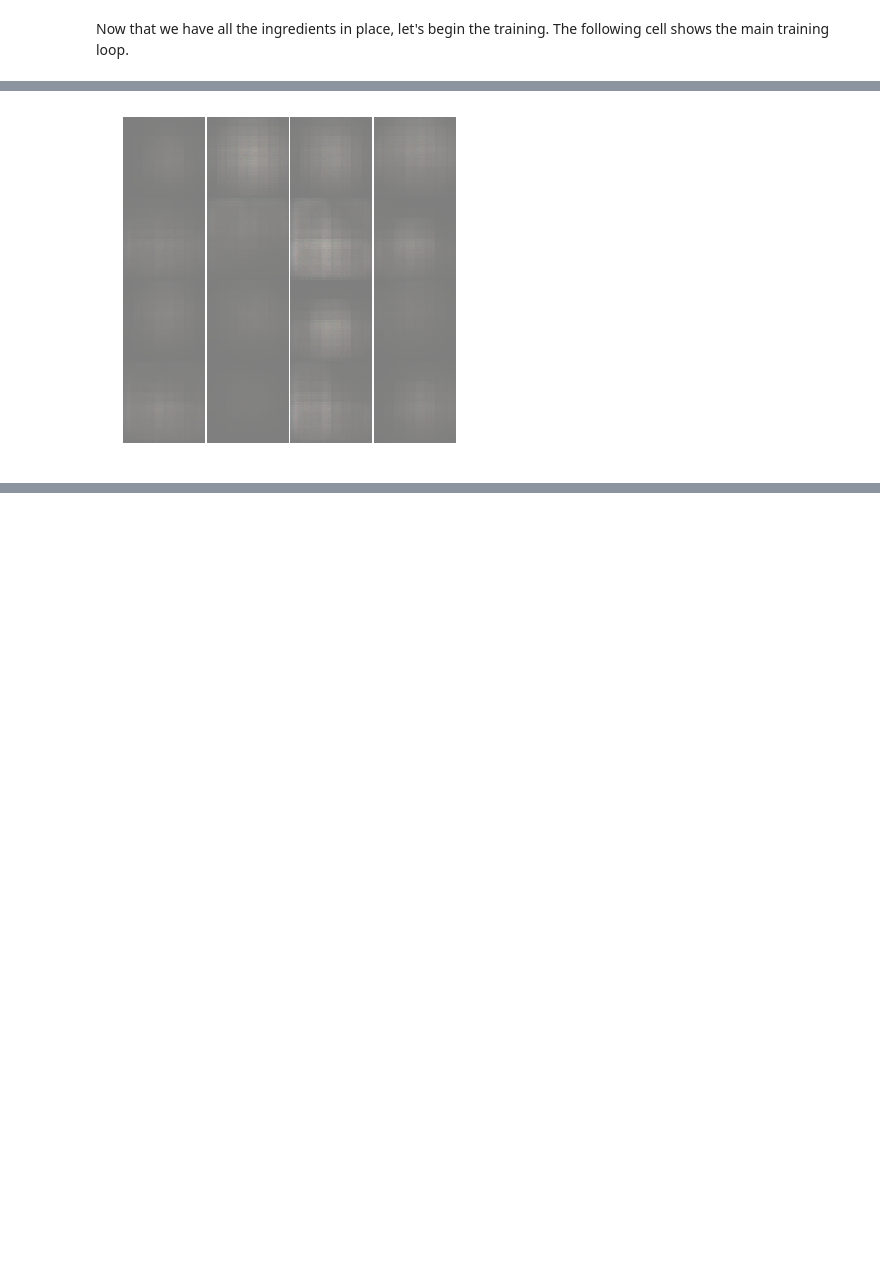
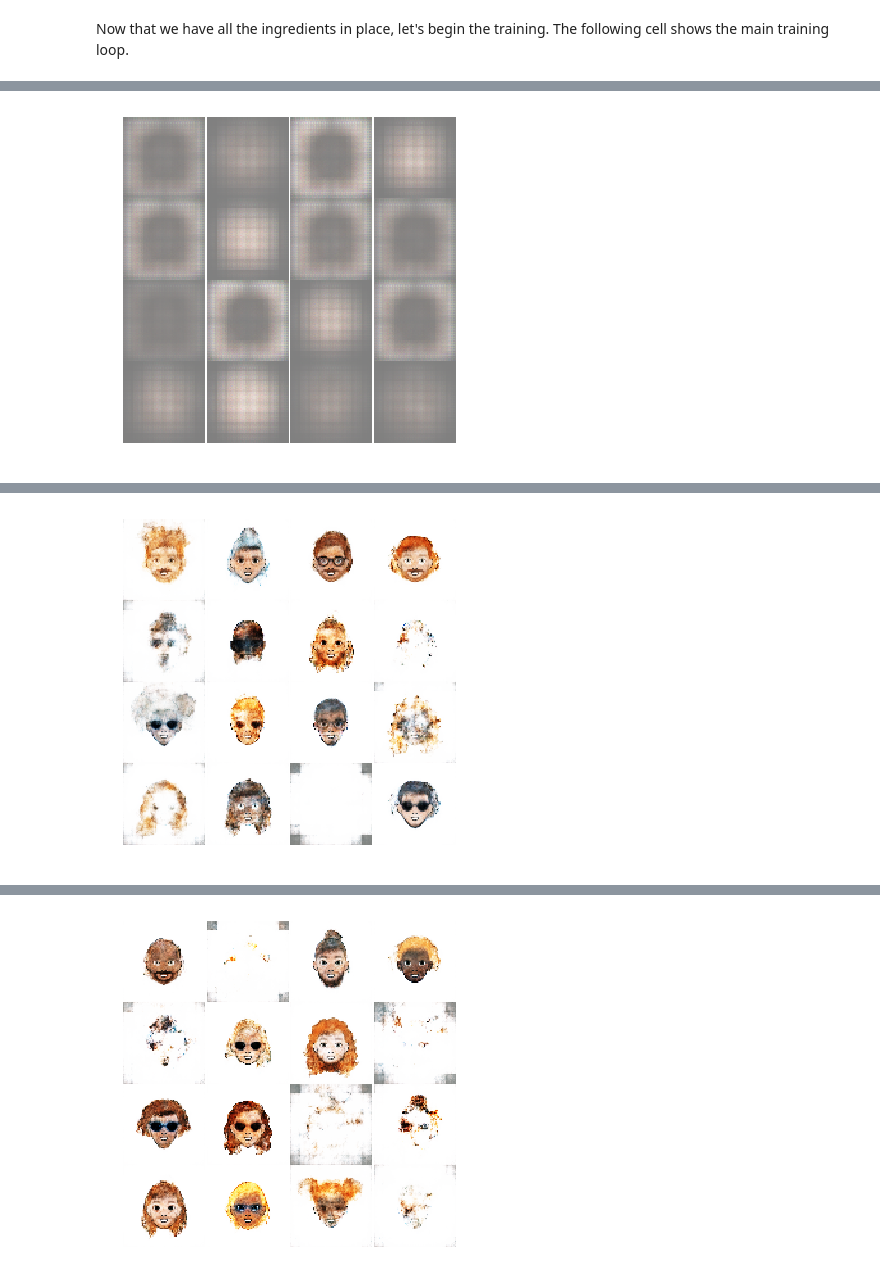
Before and after one commit to katnoria/world-models, a Jupyter notebook: notebooks/autoencoder-faces.ipynb, the cells around one changed output, grey strips where cells are left out. Saved outputs shown, nothing was run; the diff lists cells and outputs as text; code cells hidden in the pictures; blank space fills up the shorter version.

Commit message:
Updated view state with training output:

```diff
--- a/notebooks/autoencoder-faces.ipynb
+++ b/notebooks/autoencoder-faces.ipynb
@@ -25,4 +29,5 @@ AUTOTUNE = tf.data.experimental.AUTOTUNE
 # %%
-dirname = "/mnt/bigdrive/datasets/iiit_cartoon_faces/IIIT-CFW1.0/cartoonFaces"
+dirname = "/mnt/bigdrive/datasets/cartoonset/cartoonset10k/"
 # %%
-fnames = glob('{}/*'.format(dirname))
+fnames = glob('{}/*.png'.format(dirname))
+len(fnames)
@@ -225,11 +232,15 @@ def train_step(train_x, model, optimizer):
 Next, we load the numpy dataset using Dataset api from tf.data and define parameters such as batch size, buffer size to shuffle the data
 # %%
 BATCH_SIZE = 64
-SHUFFLE_BUFFER_SIZE = 100
-train_dataset = image_ds.shuffle(SHUFFLE_BUFFER_SIZE).batch(BATCH_SIZE)
+SHUFFLE_BUFFER_SIZE = len(fnames)
+train_dataset = image_ds
+    .shuffle(SHUFFLE_BUFFER_SIZE)
+    .repeat()
+    .batch(BATCH_SIZE)
+    .prefetch(buffer_size=AUTOTUNE)
 # %%
 # Helper function to sample latent space and generate new images
-def generate_sample_images(model, plot_shape=(2,2), plot=True, save=False, save_name='cartoon/imgs/out.png'):
+def generate_sample_images(model, plot_shape=(2,2), plot=True, save=False, save_name='toons/imgs/out.png'):
     latent_z = tf.random.normal(shape=(np.prod(plot_shape), LATENT_DIM))
     # decode z
     decoded = model.decode(latent_z, apply_sigmoid=True)
@@ -248,7 +259,7 @@ Now that we have all the ingredients in place, let's begin the training.
 The following cell shows the main training loop.
 # %%
 # Number of training epochs
-EPOCHS = 50
+EPOCHS = 1000
 # Initialize the Variational Autoencoder model
 model = VAE(encoder, decoder)
 # Define optimizer
@@ -264,7 +275,7 @@ print_every = max(int(0.1 * EPOCHS), 1)
 # Save model and optimizer
 ckpt = tf.train.Checkpoint(optimizer=optimizer, model=model)
 # Set save path and how many checkpoints to save
-manager = tf.train.CheckpointManager(ckpt, './cartoon/ckpt/', max_to_keep=2)
+manager = tf.train.CheckpointManager(ckpt, './toons/ckpt/', max_to_keep=2)
 # Load the latest checkpoint and restore
 latest_ckpt = manager.latest_checkpoint
 ckpt.restore(latest_ckpt)
@@ -277,13 +288,16 @@ else:
 save_every = max(int(0.3 * EPOCHS), 1)
 
 # We are now ready to start the training loop
+elapsed_loop_time = time()
 for epoch in range(0, EPOCHS):
     for train_x in train_dataset:
         loss = train_step(train_x, model, optimizer)
         losses.append(loss)
     if epoch % print_every == 0:
-        print('Epoch {}/{}: train loss {}'.format(epoch, EPOCHS, losses[-1]))
-        generate_sample_images(model, plot_shape=(4,4), save=True, save_name='imgs/img-{}.png'.format(epoch))
+        now = datetime.now().strftime('%Y-%m-%d %H:%M:%S')
+        print('{}:vEpoch {}/{}: train loss {} in {} seconds'.format(epoch, EPOCHS, losses[-1], time()-elapsed_loop_time))
+        generate_sample_images(model, plot_shape=(4,4), save=True, save_name='./toons/imgs/img-{}.png'.format(epoch))
+        elapsed_loop_time = time()
     if epoch % save_every == 0:
         save_path = manager.save()
         print('Saved checkpoint for step {}:{}'.format(epoch, save_path))
@@ -297 +311 @@ Epoch 0/50: train loss 7788.3857421875
-[figure, old version]
+[figure, new version]
@@ -299,0 +314 @@ Epoch 5/50: train loss 6594.9599609375
+[figure, added]
@@ -299,0 +316 @@ Epoch 5/50: train loss 6594.9599609375
+[figure, added]
```
Also changed, not shown: parts of 6 cells of this notebook, 2 other files.
